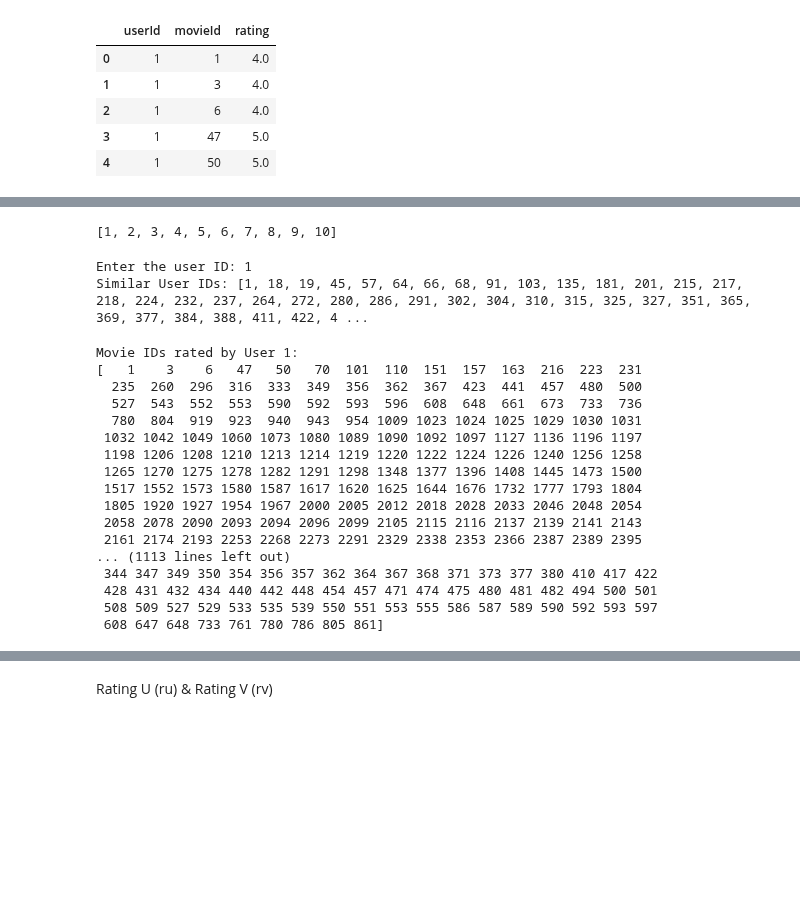
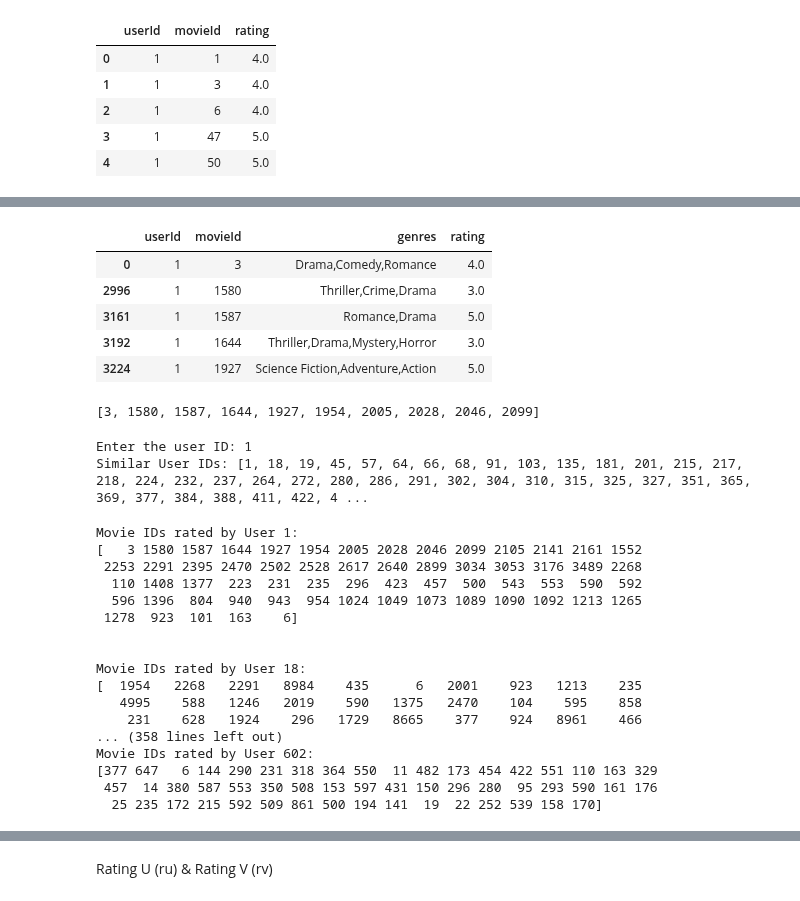
Before and after one commit to mohammed21kamall/Graduation-Project, a Jupyter notebook: Model AI/Prediction Code/PredictionOfUserWithUnratedMovie.ipynb, the cells around one changed output, grey strips where cells are left out. Drawn from its saved outputs; the diff is of its cells as text; code cells hidden in the pictures; blank space fills up the shorter version.

```diff
--- a/Model AI/Prediction Code/PredictionOfUserWithUnratedMovie.ipynb
+++ b/Model AI/Prediction Code/PredictionOfUserWithUnratedMovie.ipynb
@@ -58,11 +59,23 @@ movie.head()
+# %%
+movies_ratings = pd.merge(ratings, movies, on="movieId")
+movies_ratings = movies_ratings[['userId', 'movieId', 'genres', 'rating']]
+movies_ratings = movies_ratings.sort_values(by='userId', ascending=True)
+movies_ratings.head()
+# %% [output]
+|  | userId | movieId | genres | rating |
+| 0 | 1 | 3 | Drama,Comedy,Romance | 4.0 |
+| 2996 | 1 | 1580 | Thriller,Crime,Drama | 3.0 |
+| 3161 | 1 | 1587 | Romance,Drama | 5.0 |
+| 3192 | 1 | 1644 | Thriller,Drama,Mystery,Horror | 3.0 |
+| 3224 | 1 | 1927 | Science Fiction,Adventure,Action | 5.0 |
 # %%
 # Extract the 'movieId' column and convert it into a list
-movie_ids = movie['movieId'].tolist()
+movie_ids = movies_ratings['movieId'].tolist()
 
 # Display the first few movie IDs
 movie_ids[:10]  # Displaying the first 10 movie IDs as an example
 # %% [output]
-[1, 2, 3, 4, 5, 6, 7, 8, 9, 10]
+[3, 1580, 1587, 1644, 1927, 1954, 2005, 2028, 2046, 2099]
 # %%
 threshold=0.8
 # Filter similar user IDs for a specified user ID
@@ -103,7 +116,7 @@ def get_list_rated_movie_ids(user_ids):
 
     for users in user_ids:
         # Filter ratings DataFrame for the specified user ID
-        user_ratings = ratings[ratings['userId'] == users]
+        user_ratings = movies_ratings[movies_ratings['userId'] == users]
 
         # Extract and store the unique movie IDs rated by the user
         rated_movie_ids = user_ratings['movieId'].unique()
@@ -124,22 +137,22 @@ for users, rated_movies in rated_movies_by_users.items():
     print("\n")
 # %% [output]
 Movie IDs rated by User 1:
-[   1    3    6   47   50   70  101  110  151  157  163  216  223  231
-  235  260  296  316  333  349  356  362  367  423  441  457  480  500
-  527  543  552  553  590  592  593  596  608  648  661  673  733  736
-  780  804  919  923  940  943  954 1009 1023 1024 1025 1029 1030 1031
- 1032 1042 1049 1060 1073 1080 1089 1090 1092 1097 1127 1136 1196 1197
- 1198 1206 1208 1210 1213 1214 1219 1220 1222 1224 1226 1240 1256 1258
- 1265 1270 1275 1278 1282 1291 1298 1348 1377 1396 1408 1445 1473 1500
- 1517 1552 1573 1580 1587 1617 1620 1625 1644 1676 1732 1777 1793 1804
- 1805 1920 1927 1954 1967 2000 2005 2012 2018 2028 2033 2046 2048 2054
- 2058 2078 2090 2093 2094 2096 2099 2105 2115 2116 2137 2139 2141 2143
- 2161 2174 2193 2253 2268 2273 2291 2329 2338 2353 2366 2387 2389 2395
-... (1113 lines left out)
- 344 347 349 350 354 356 357 362 364 367 368 371 373 377 380 410 417 422
- 428 431 432 434 440 442 448 454 457 471 474 475 480 481 482 494 500 501
- 508 509 527 529 533 535 539 550 551 553 555 586 587 589 590 592 593 597
- 608 647 648 733 761 780 786 805 861]
+[   3 1580 1587 1644 1927 1954 2005 2028 2046 2099 2105 2141 2161 1552
+ 2253 2291 2395 2470 2502 2528 2617 2640 2899 3034 3053 3176 3489 2268
+  110 1408 1377  223  231  235  296  423  457  500  543  553  590  592
+  596 1396  804  940  943  954 1024 1049 1073 1089 1090 1092 1213 1265
+ 1278  923  101  163    6]
+
+
+Movie IDs rated by User 18:
+[  1954   2268   2291   8984    435      6   2001    923   1213    235
+   4995    588   1246   2019    590   1375   2470    104    595    858
+    231    628   1924    296   1729   8665    377    924   8961    466
+... (358 lines left out)
+Movie IDs rated by User 602:
+[377 647   6 144 290 231 318 364 550  11 482 173 454 422 551 110 163 329
+ 457  14 380 587 553 350 508 153 597 431 150 296 280  95 293 590 161 176
+  25 235 172 215 592 509 861 500 194 141  19  22 252 539 158 170]
 # %%
 # Print the movie IDs rated by User
 print(f"Movie IDs rated by User {user_id}:")
```
Also changed, not shown: parts of 20 cells of this notebook.
